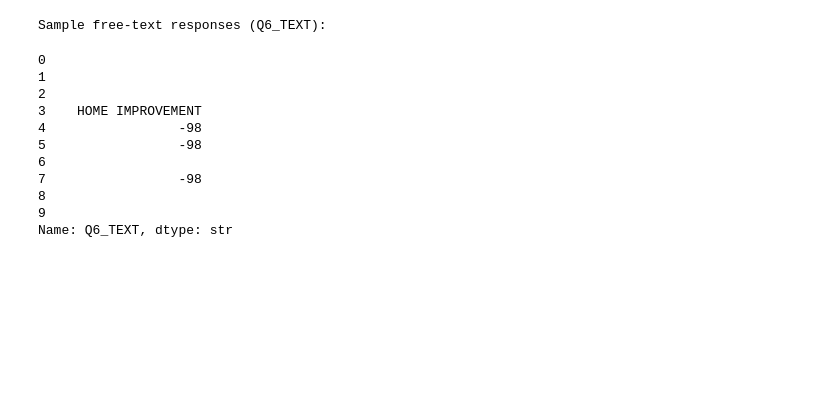
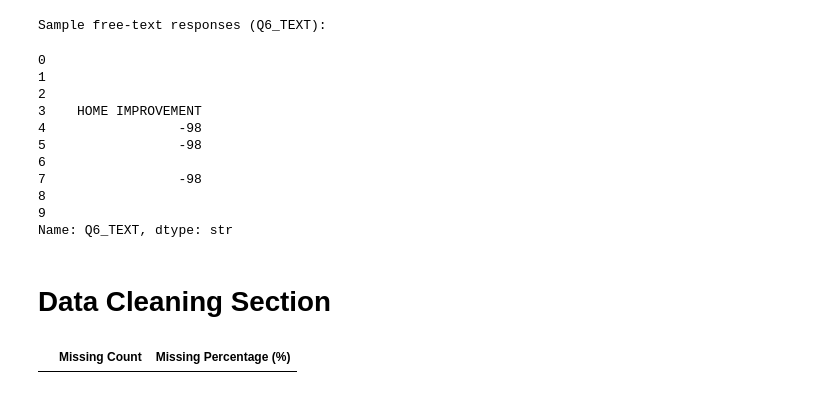
Before and after one commit to Break-Through-Tech/Swytch-2C-predicting-job-satisfaction-from-person-job-fit, a Jupyter notebook: notebooks/American-Job-quality.ipynb, the cells around one changed output. Drawn from its saved outputs; the diff is of its cells as text; code cells hidden in the pictures; blank space fills up the shorter version.

```diff
--- a/notebooks/American-Job-quality.ipynb
+++ b/notebooks/American-Job-quality.ipynb
@@ -53,9 +59,6 @@ display(target_summary)
 | 8.0 | 4219 | 22.95 |
 | 9.0 | 2188 | 11.90 |
 | 10.0 | 1238 | 6.74 |
-# %%
-# Drop the target feature (Job Satisfaction)
-df_clean = df.dropna(subset=['Q4']).copy()
 # %%
 # List null values in the all remaining features
 print(list(np.sum(df_clean.isnull(), axis = 0)))
@@ -77,7 +80,12 @@ drop_columns = [
     'Q67', 'Q68', 'W2_STATUS', 'WEIGHT'
 ]
 
-X = df_clean.drop(columns=drop_columns)
+cols_to_drop = [col for col in drop_columns if col in df_clean.columns]
+df_clean.drop(columns=cols_to_drop, inplace=True)
+
+# Separate Features (X) and Target (y)
+X = df_clean.drop(columns=['Q4', 'Q4_Numeric']).copy()
+y = df_clean['Q4_Numeric'].copy()
 # %%
 # Locate the features that have the most missing values
 missing_summary = df_clean.isnull().mean().sort_values(ascending=False)
@@ -453,3 +461,19 @@ Sample free-text responses (Q6_TEXT):
 8
 9
 Name: Q6_TEXT, dtype: str
+# %% [markdown]
+# Data Cleaning Section
+# %%
+# Missing value detection
+
+nan_count = np.sum(X.isnull(), axis=0)
+nan_detected = nan_count != 0
+
+missing_df = pd.DataFrame({
+    'Missing Count': nan_count[nan_detected],
+    'Missing Percentage (%)': (nan_count[nan_detected] / len(X)) * 100
+}).sort_values(by='Missing Percentage (%)', ascending=False)
+
+display(missing_df.head())
+# %% [output]
+|  | Missing Count | Missing Percentage (%) |
```
Also changed, not shown: parts of 12 cells of this notebook.
